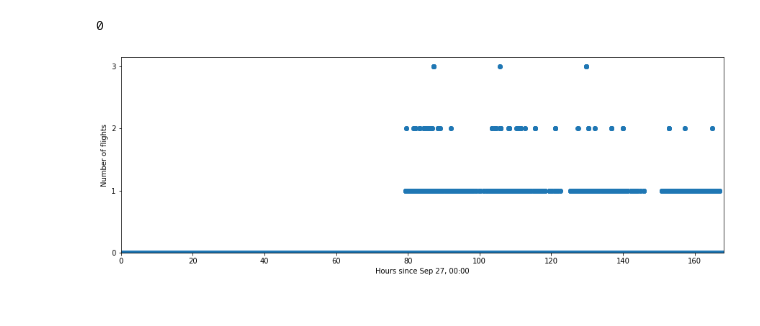
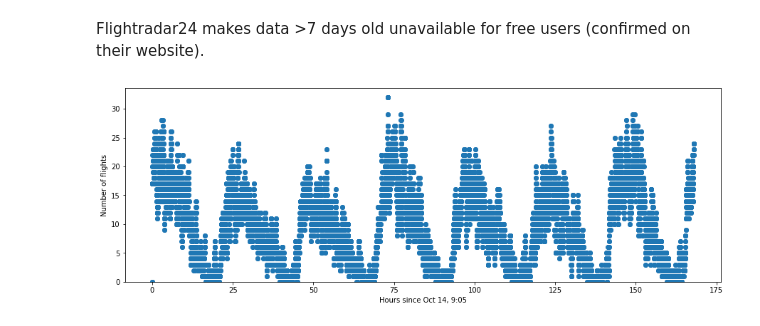
Before and after one commit to christianhbye/eigsep_misc, a Jupyter notebook: flights.ipynb, the cells around one changed output. Saved outputs shown, nothing was run; the diff lists cells and outputs as text; code cells hidden in the pictures.

Commit message:
flight data for 1 week back from today

```diff
--- a/flights.ipynb
+++ b/flights.ipynb
@@ -14,13 +14,13 @@ def get_count(unix_time, lat_max, lat_min, lon_min, lon_max):
     url += 'bounds={:.3f}%2C{:.3f}%2C{:.3f}%2C{:.3f}'.format(lat_max, lat_min, lon_min, lon_max)
     url += '&satellite=1&mlat=1&flarm=1&adsb=1&gnd=1&air=1&vehicles=1&estimated=1%26maxage%3D14400&gliders=1&stats=1&'
     url += 'prefetch={:d}&history={:d}'.format(unix_time+60, unix_time)
-
     r = requests.get(url, headers={'User-Agent': 'Mozilla/5.0'})
     d = r.json()
     if len(d.keys()) > 3:
         visible_flights = [d[key][1:3] for i, key in enumerate(d.keys()) if 1<i<len(d.keys())-1]
     else:
-        visible_flights = []
+        vis = d['stats']['visible']['ads-b']
+        visible_flights = vis
    # assert len(visible_flights) == d['stats']['visible']['ads-b']
     return visible_flights
 # %%
@@ -51,8 +53,9 @@ print(lon_min)
+# %% [markdown]
+Flightradar24 makes data >7 days old unavailable for free users (confirmed on their website).
 # %%
-# get data every minute for a day, Sep 27 00:00 to 23:59 inclusive (in PDT, which is UTC-07:00)
-time_start = int(datetime.datetime(2021, 9, 27, 0, 0, 0).timestamp())  # in PDT, can confirm with datetime.dateime.now()
+# get data every minute for a day, Oct 14 9:05 and a week back (in PDT, which is UTC-07:00)
+seconds_per_week = 3600 * 24 * 7
+time_start = int(datetime.datetime.now().timestamp()) - seconds_per_week  # in PDT, can confirm with datetime.dateime.now()
 time_res = 30  # seconds
-seconds_per_week = 3600 * 24 * 7
-#seconds_per_hour = 3600
 times = [time_start + i * time_res for i in range(seconds_per_week // time_res)]
 # %%
@@ -60,18 +62,21 @@ times = [time_start + i * time_res for i in range(seconds_per_week // time_res)]
 for i, t in enumerate(tqdm.tqdm(times[len(flights):])):
     d = get_count(t, lat_max, lat_min, lon_min, lon_max)
     flights.append(d)
-# %%
-len(flights) - len(times)
-# %% [output]
-0
+# %%
+flen = []
+for f in flights:
+    if f == 0:
+        flen.append(f)
+    else:
+        flen.append(len(f))
 # %%
 plt.figure(figsize=(15,5))
-plt.scatter([(t-times[0])/3600 for t in times], [len(x) for x in flights])
-plt.xlabel('Hours since Sep 27, 00:00')
+plt.scatter([(t-times[0])/3600 for t in times[:len(flen)]], flen)
+plt.xlabel('Hours since Oct 14, 9:05')
 plt.ylabel('Number of flights')
 plt.ylim(0)
-plt.xlim(0, 168)
-plt.yticks([0, 1, 2, 3])
+#plt.xlim(16, 26)
+#plt.yticks([0, 1, 2, 3])
 plt.show()
 # %% [output]
-[figure, old version]
+[figure, new version]
```
Also changed, not shown: parts of 12 cells of this notebook.
